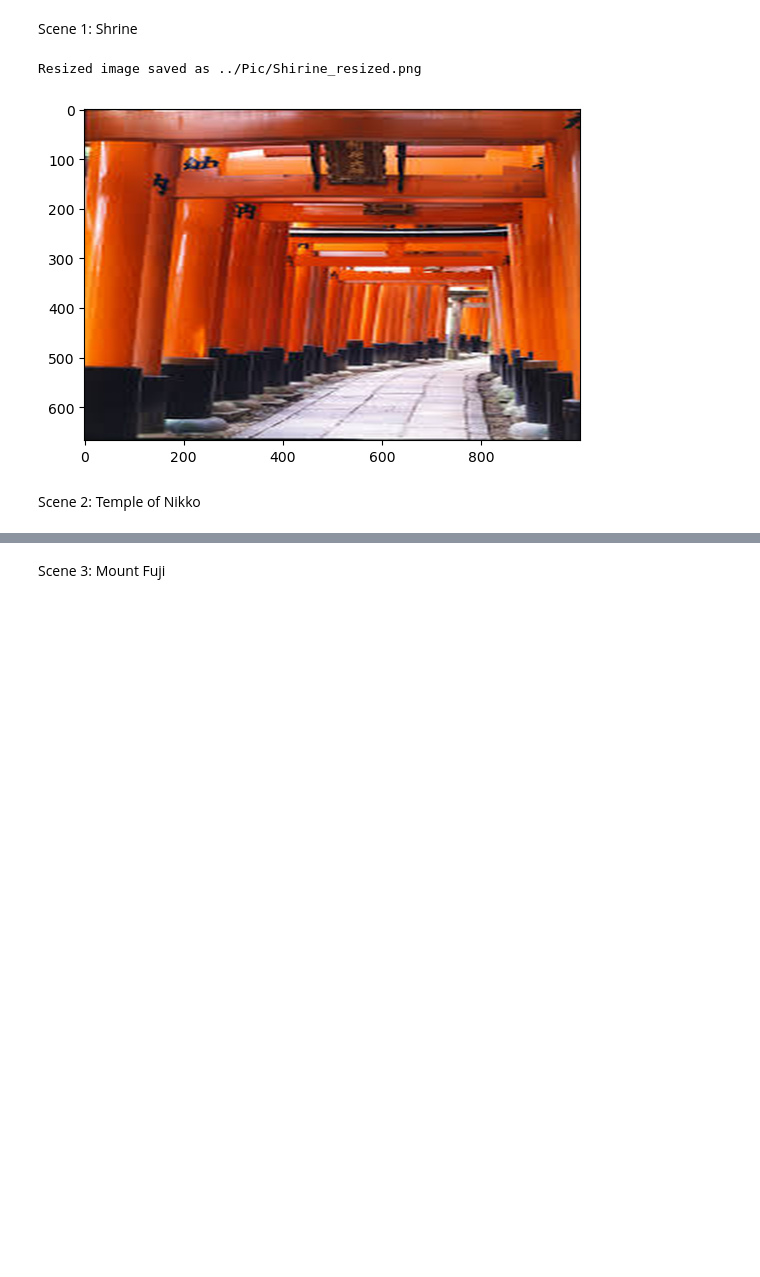
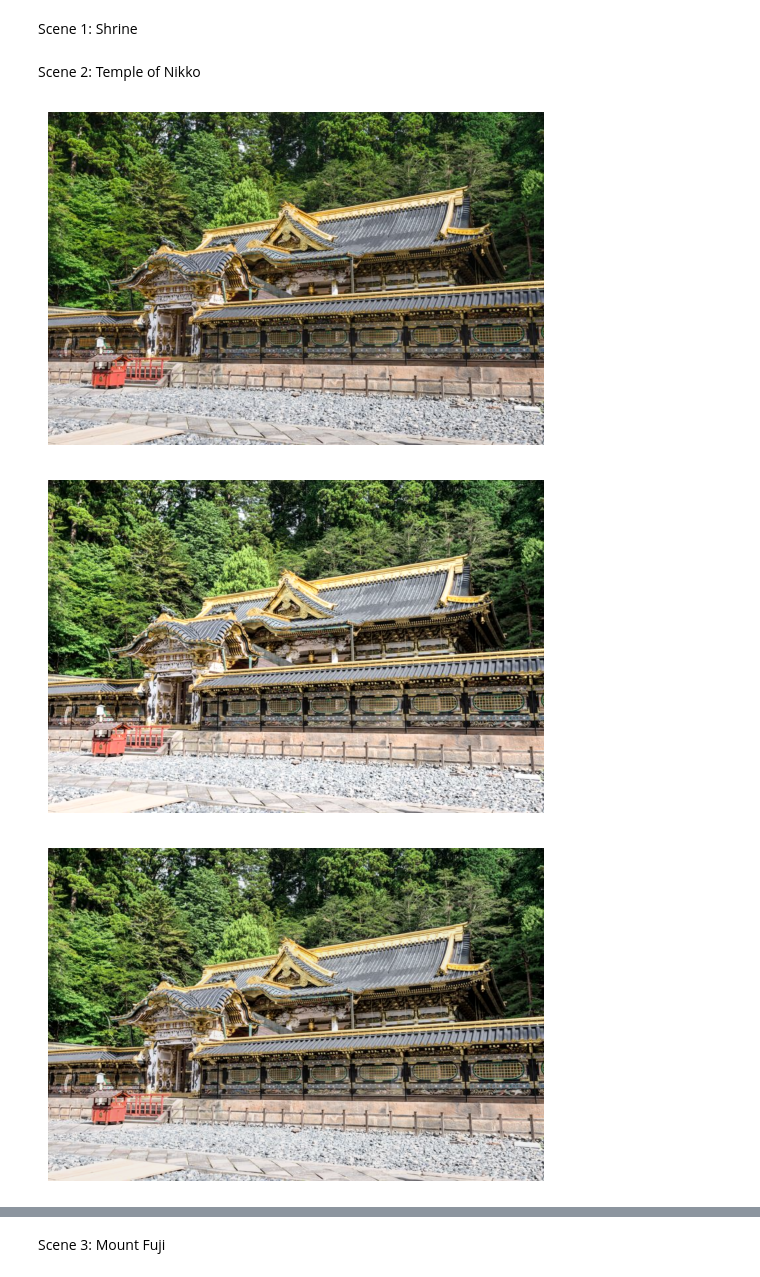
Before and after one commit to OppaiMilk/Imaging-and-Special-Effects, a Jupyter notebook: main/main.ipynb, the cells around one changed output, grey strips where cells are left out. Cells and saved outputs as stored; diff of their text form; code cells hidden in the pictures; blank space fills up the shorter version.

Commit message:
Scene2

```diff
--- a/main/main.ipynb
+++ b/main/main.ipynb
@@ -366,28 +509,2 @@ def create_panorama(image1, image2, overlap_percent=30, feather_width=50):
 # %% [markdown]
 Scene 1: Shrine
-# %%
-# Load the image
-image_path = "../Pic/shrine.jpeg"
-img = cv2.imread(image_path)
-img = cv2.cvtColor(img, cv2.COLOR_BGR2RGB)
-
-# Check if the image was loaded correctly
-if img is None:
-    print("Error: Could not load image. Please check the file path and try again.")
-else:
-    # Define the desired dimensions
-    desired_width = 1000
-    desired_height = 667
-
-    # Resize the image using INTER_LANCZOS4 interpolation
-    resized_img = cv2.resize(img, (desired_width, desired_height), interpolation=cv2.INTER_LANCZOS4)
-
-    plt.imshow(resized_img)
-
-    # Save the resized image as PNG
-    output_path = "../Pic/Shirine_resized.png"
-    cv2.imwrite(output_path, resized_img)
-    print(f"Resized image saved as {output_path}")
-# %% [output]
-Resized image saved as ../Pic/Shirine_resized.png
-[figure, removed]
@@ -395,0 +520,12 @@ Scene 2: Temple of Nikko
+# %%
+sharpen_image("../Pic/Scene2/PTempleOfNiko.png", "../Pic/Scene2/1.png")
+
+histogram_equalization_color("../Pic/Scene2/1.png", "../Pic/Scene2/2.png")
+
+adjust_brightness("../Pic/Scene2/2.png", "../Pic/Scene2/3.png", 0.95)
+
+overlay_texture("../Pic/Scene2/3.png", "../Pic/Scene2/Texture.png", "../Pic/Scene2/4.png")
+# %% [output]
+[figure, added]
+[figure, added]
+[figure, added]
```
Also changed, not shown: parts of 6 cells of this notebook, 10 other files.
